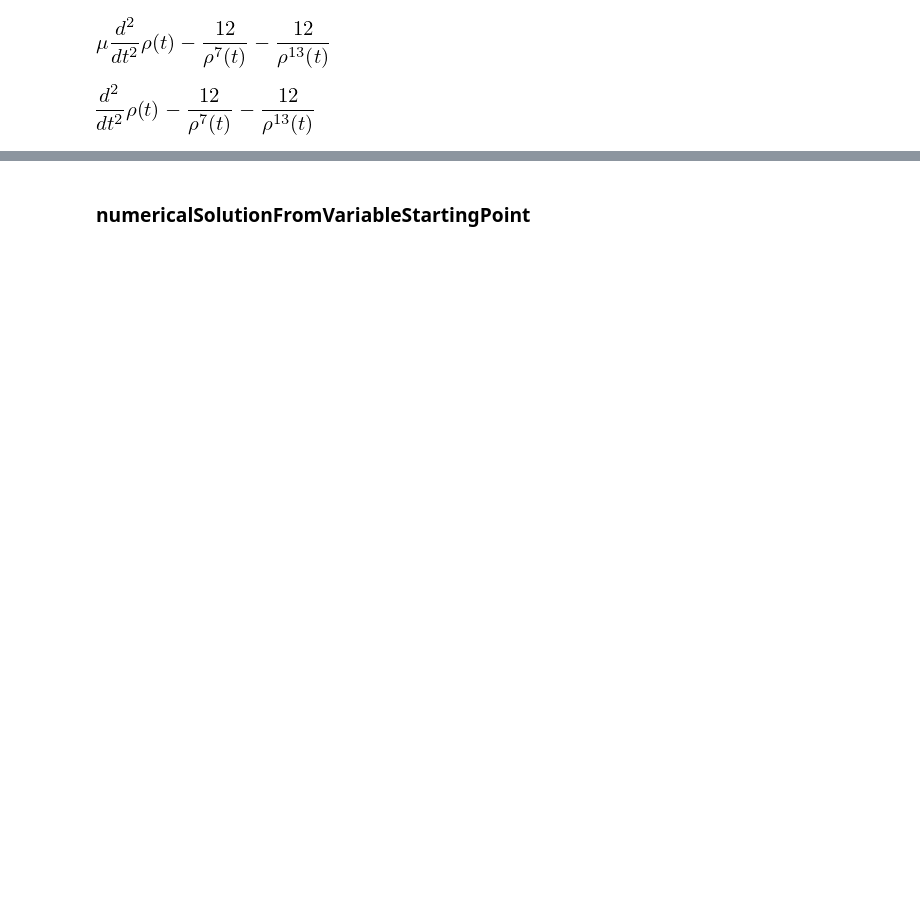
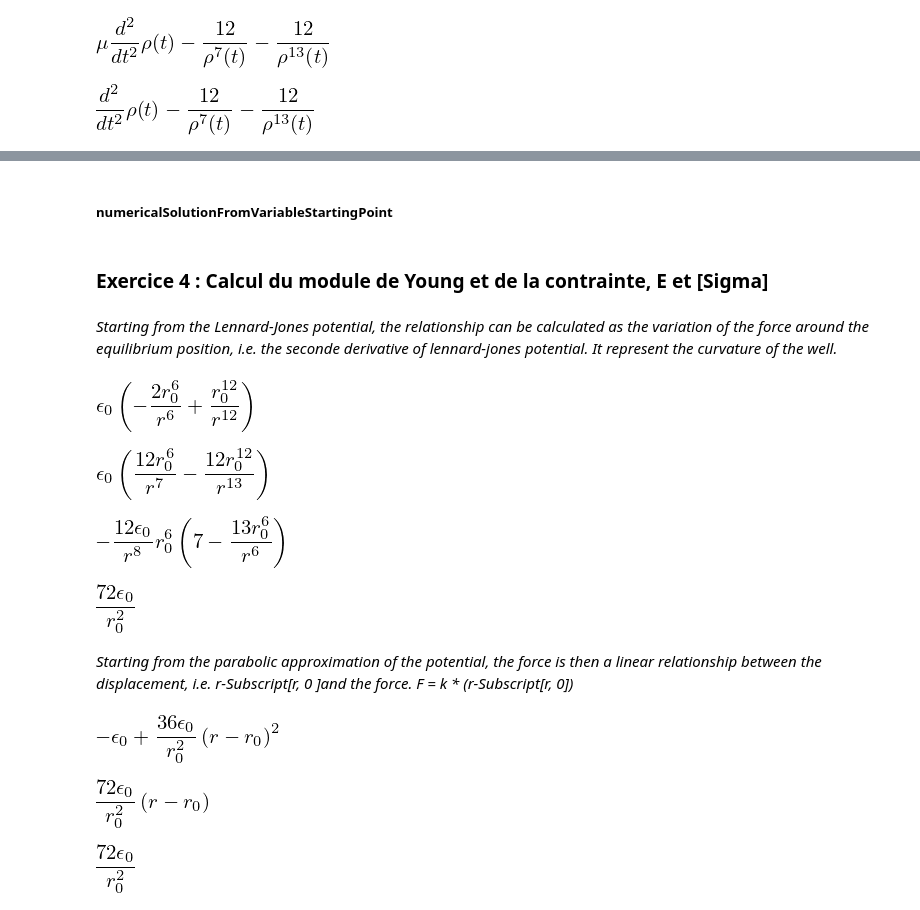
Before and after one commit to TRUMANCFY/HowPeopleLearn, a Jupyter notebook: Functions.ipynb, the cells around one changed output, grey strips where cells are left out. Saved outputs shown, nothing was run; the diff lists cells and outputs as text; code cells hidden in the pictures; blank space fills up the shorter version.

```diff
--- a/Functions.ipynb
+++ b/Functions.ipynb
@@ -138,7 +137,7 @@ t = np.linspace(0, 10*charateristicPeriod, 2000)
 rho_init = [1.1, 0]
 numSol = integrate.odeint(fEqualsMA, rho_init, t)
 # %% [markdown]
-### numericalSolutionFromVariableStartingPoint
+##### numericalSolutionFromVariableStartingPoint
 # %%
 def numericalSolutionFromVariableStartingPoint(initialValue):
     t = np.linspace(0, 40, 2000)
@@ -147,3 +146,46 @@ def numericalSolutionFromVariableStartingPoint(initialValue):
 
 initialValue = 1.2
 numSol = numericalSolutionFromVariableStartingPoint(initialValue)
+# %% [markdown]
+### Exercice 4 : Calcul du module de Young et de la contrainte, E et \[Sigma]
+# %% [markdown]
+*Starting from the Lennard-Jones potential, the relationship can be calculated as the variation of the force around the equilibrium position, i.e. the seconde derivative of lennard-jones potential. It represent the curvature of the well.*
+# %%
+epsilon0, r0, r = symbols("epsilon0, r0, r")
+
+lennardJonesWithUnits = epsilon0*((r0/r)**12 - 2*(r0/r)**6)
+lennardJonesWithUnits
+# %% [output]
+[figure, added]
+# %%
+forceWithUnits = lennardJonesWithUnits.diff(r)
+forceWithUnits
+# %% [output]
+[figure, added]
+# %%
+curvatureWithUnits = lennardJonesWithUnits.diff(r,2)
+curvatureWithUnits
+# %% [output]
+[figure, added]
+# %%
+modulusAroundMinimalDistance = curvatureWithUnits.subs({r:r0})
+modulusAroundMinimalDistance
+# %% [output]
+[figure, added]
+# %% [markdown]
+*Starting from the parabolic approximation of the potential, the force is then a linear relationship between the displacement, i.e. r-Subscript[r, 0 ]and the force. F = k * (r-Subscript[r, 0])*
+# %%
+approxLennardJonesWithUnits = series(lennardJonesWithUnits, r, n=3, x0=r0).removeO()
+approxLennardJonesWithUnits
+# %% [output]
+[figure, added]
+# %%
+approxForceWithUnits = simplify(approxLennardJonesWithUnits.diff(r))
+approxForceWithUnits
+# %% [output]
+[figure, added]
+# %%
+approxCurvatureWithUnits = simplify(approxLennardJonesWithUnits.diff(r,2))
+approxCurvatureWithUnits
+# %% [output]
+[figure, added]
```
Also changed, not shown: parts of 27 cells of this notebook.
